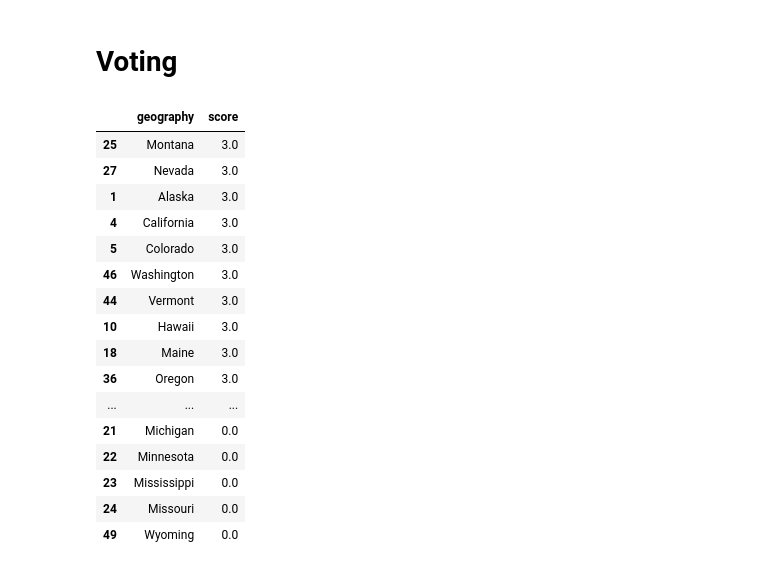
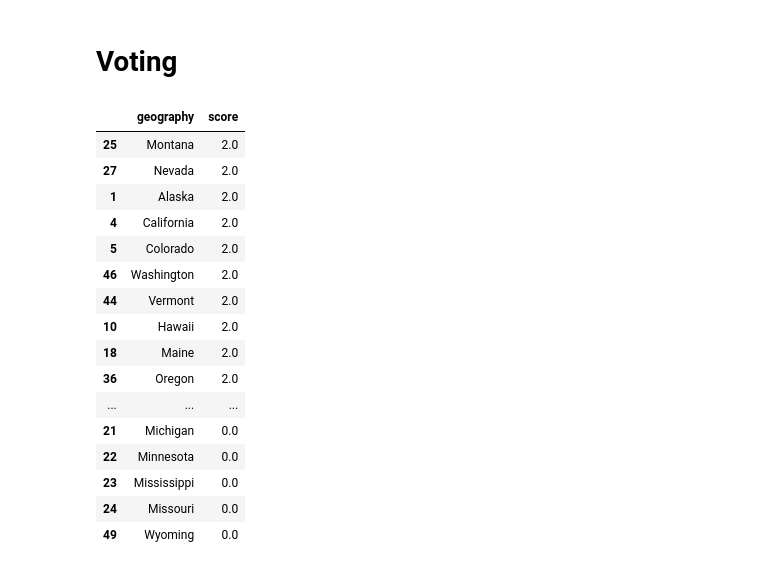
Before and after one commit to n8pk/project_mcnulty, a Jupyter notebook: Code/02_Modeling.ipynb, the cells around one changed output. Cells and saved outputs as stored; diff of their text form; code cells hidden in the pictures.

```diff
--- a/Code/02_Modeling.ipynb
+++ b/Code/02_Modeling.ipynb
@@ -141,5 +155,5 @@ print (clf.best_score_, clf.best_params_)
 # %%
-gbc = GradientBoostingClassifier(max_depth=2, random_state=42)
+gbc = GradientBoostingClassifier(max_features=None, max_depth=2, random_state=42)
 
 learns = [x*0.05 for x in range(1,21)]
 
@@ -166,7 +184,7 @@ recall_cv(GradientBoostingClassifier(n_estimators=7, learning_rate=0.1, max_dept
 # %% [markdown]
 ## logistic
 # %%
-lr = LogisticRegression()
+lr = LogisticRegression(penalty='l1', C=0.1, random_state=42)
 lr.fit(X_train, y_train)
 lr_pred = lr.predict_proba(X_test)
 # %%
@@ -192,7 +210,7 @@ print(recall_score(y_test, recall_pred), roc_auc_score(y_test, lr_probs))
 # %% [markdown]
 ## random forest
 # %%
-rfc = RandomForestClassifier(n_estimators=16, max_features=None, random_state=42)
+rfc = RandomForestClassifier(n_estimators=12, max_features=None, max_depth=3, random_state=42)
 rfc.fit(X_train, y_train)
 rfc_pred = rfc.predict_proba(X_test)
 # %%
@@ -218,7 +236,7 @@ print(recall_score(y_test, recall_pred), roc_auc_score(y_test, rfc_probs))
 # %% [markdown]
 ## gradient boost
 # %%
-gbc = GradientBoostingClassifier(n_estimators=6, learning_rate=0.1, max_depth= 2, random_state=42)
+gbc = GradientBoostingClassifier(n_estimators=6, learning_rate=0.1, max_features=None, max_depth= 2, random_state=42)
 gbc.fit(X_train, y_train)
 gbc_pred = gbc.predict_proba(X_test)
 # %%
@@ -296,22 +314,22 @@ def vote(df_list, n_highest):
 
     return state_scores.sort_values(by='score', ascending=False)
 # %%
-df_list = [df_lr_probs, df_gbc_probs, df_rfc_probs]
+df_list = [df_lr_probs, df_gbc_probs]
 
 vote_results = vote(df_list, 12)
 vote_results
 # %% [output]
 |  | geography | score |
-| 25 | Montana | 3.0 |
-| 27 | Nevada | 3.0 |
-| 1 | Alaska | 3.0 |
-| 4 | California | 3.0 |
-| 5 | Colorado | 3.0 |
-| 46 | Washington | 3.0 |
-| 44 | Vermont | 3.0 |
-| 10 | Hawaii | 3.0 |
-| 18 | Maine | 3.0 |
-| 36 | Oregon | 3.0 |
+| 25 | Montana | 2.0 |
+| 27 | Nevada | 2.0 |
+| 1 | Alaska | 2.0 |
+| 4 | California | 2.0 |
+| 5 | Colorado | 2.0 |
+| 46 | Washington | 2.0 |
+| 44 | Vermont | 2.0 |
+| 10 | Hawaii | 2.0 |
+| 18 | Maine | 2.0 |
+| 36 | Oregon | 2.0 |
 | ... | ... | ... |
 | 21 | Michigan | 0.0 |
 | 22 | Minnesota | 0.0 |
```
Also changed, not shown: parts of 21 cells of this notebook, 2 other files.
